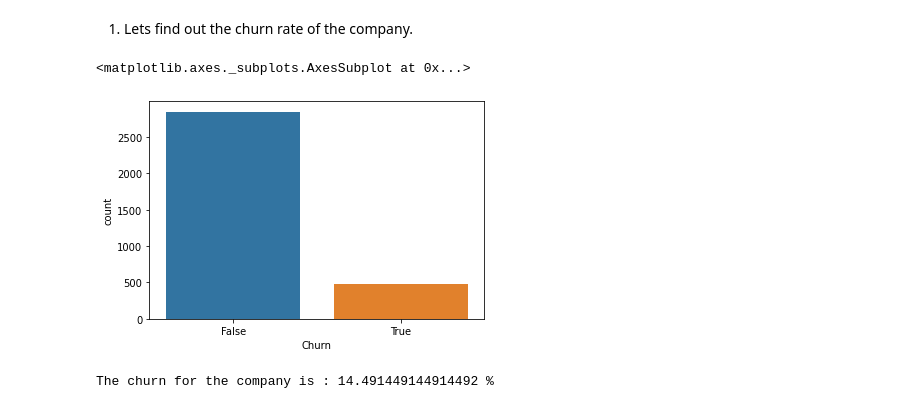
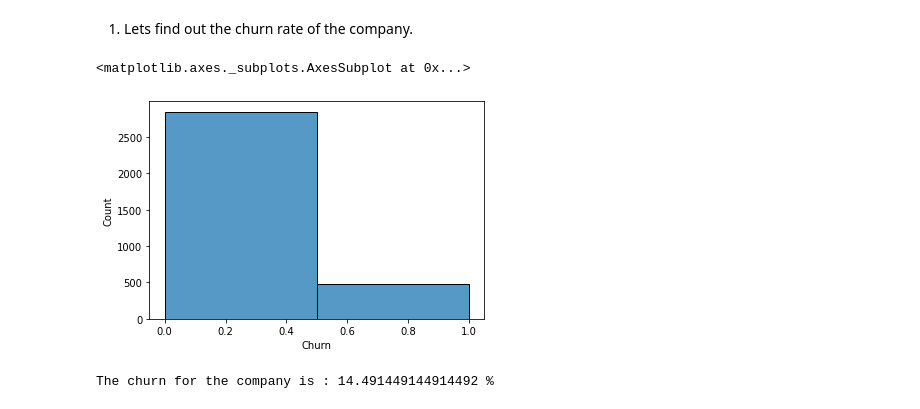
Before and after one commit to ad709kr/capstone_projects-EDA-on-Telecom-churn-analysis, a Jupyter notebook: Telecom_Churn_Analysis_Capstone_Project.ipynb, the cells around one changed output. Drawn from its saved outputs; the diff is of its cells as text; code cells hidden in the pictures.

```diff
--- a/Telecom_Churn_Analysis_Capstone_Project.ipynb
+++ b/Telecom_Churn_Analysis_Capstone_Project.ipynb
@@ -78,10 +78,10 @@ there is no null values in the dataset.
 # %% [markdown]
 1) Lets find out the churn rate of the company.
 # %%
-sns.countplot(data=data,x='Churn')
+sns.histplot(data=data,x=data['Churn'],bins=2,fill=True,element='bars')
 # %% [output]
 <matplotlib.axes._subplots.AxesSubplot at 0x...>
-[figure, old version]
+[figure, new version]
 # %%
 comp_churn_rate = data['Churn'].value_counts()[1]*100/data.shape[0]
 print("The churn for the company is :", comp_churn_rate,"%")
```
